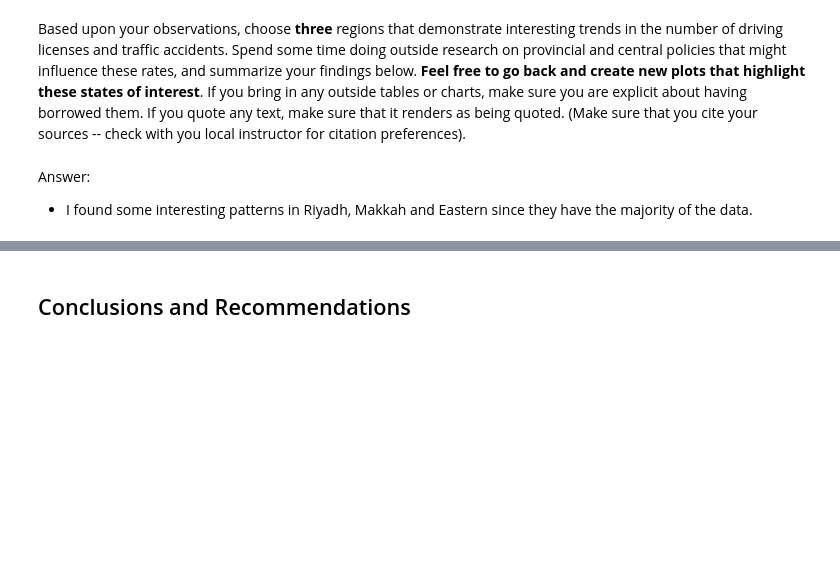
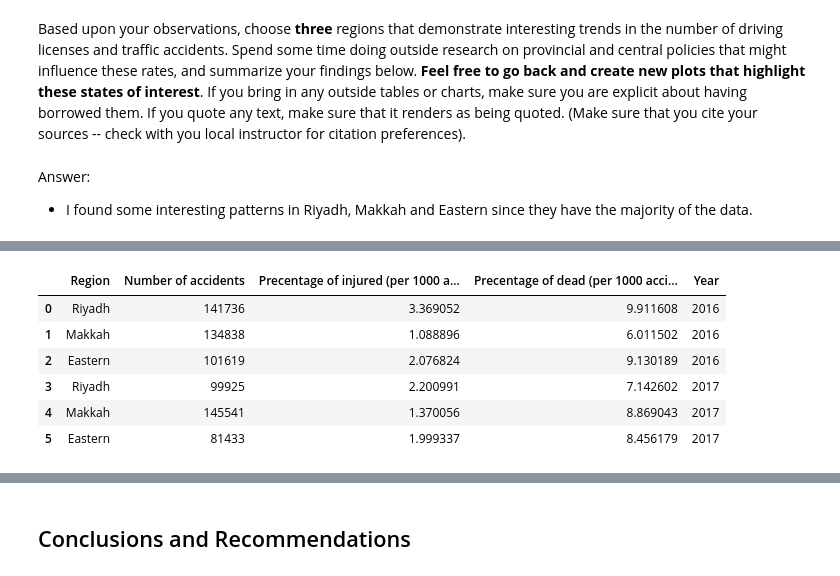
Before and after one commit to Abdulmalik0x/Accident-Licenses-SaudiArabia, a Jupyter notebook: code/starter-code.ipynb, the cells around one changed output, grey strips where cells are left out. Drawn from its saved outputs; the diff is of its cells as text; code cells hidden in the pictures; blank space fills up the shorter version.

```diff
--- a/code/starter-code.ipynb
+++ b/code/starter-code.ipynb
@@ -856,0 +1004,67 @@ pivot_df.loc[:,[2016, 2017]].plot.bar(stacked=True, color=colors, figsize=(10,7)
+# %%
+# By picking the highest 3 cities, let's take some insights
+
+
+
+data_2016 = { #'Year':['2016', '2017'],
+        'Region':['Riyadh', 'Makkah', 'Eastern'],
+        'Number of accidents':[
+                            (df_merged.loc[df_merged['region'] == 'Riyadh']['no_accidents']).iloc[0],
+                            (df_merged.loc[df_merged['region'] == 'Makkah']['no_accidents']).iloc[0],\
+                            (df_merged.loc[df_merged['region'] == 'Eastern']['no_accidents']).iloc[0]
+                              ],
+        'Precentage of injured (per 1000 accident)':[
+                    ((df_merged.loc[df_merged['region'] == 'Riyadh']['no_accidents'] / \
+                          (df_merged.loc[df_merged['region'] == 'Riyadh']['no_injured'] * 1000)) * 100).iloc[0],
+                    ((df_merged.loc[df_merged['region'] == 'Makkah']['no_accidents'] / \
+                          (df_merged.loc[df_merged['region'] == 'Makkah']['no_injured'] * 1000)) * 100).iloc[0],\
+                    ((df_merged.loc[df_merged['region'] == 'Eastern']['no_accidents'] / \
+                          (df_merged.loc[df_merged['region'] == 'Eastern']['no_injured'] * 1000)) * 100).iloc[0]],
+        'Precentage of dead (per 1000 accident)':[
+                        ((df_merged.loc[df_merged['region'] == 'Riyadh']['no_accidents'] / \
+                                  (df_merged.loc[df_merged['region'] == 'Riyadh']['no_dead'] * 1000)) * 100).iloc[0],
+                            ((df_merged.loc[df_merged['region'] == 'Makkah']['no_accidents'] / \
+                                  (df_merged.loc[df_merged['region'] == 'Makkah']['no_dead'] * 1000)) * 100).iloc[0],\
+                            ((df_merged.loc[df_merged['region'] == 'Eastern']['no_accidents'] / \
+                                  (df_merged.loc[df_merged['region'] == 'Eastern']['no_dead'] * 1000)) * 100).iloc[0]
+        ], 'Year':[
+                       '2016','2016','2016']}
+
+data_2017 = {
+        'Region':['Riyadh', 'Makkah', 'Eastern'],
+        'Number of accidents':[
+                            (df_merged.loc[df_merged['region'] == 'Riyadh']['no_accidents']).iloc[1],
+                            (df_merged.loc[df_merged['region'] == 'Makkah']['no_accidents']).iloc[1],\
+                            (df_merged.loc[df_merged['region'] == 'Eastern']['no_accidents']).iloc[1]
+                              ],
+        'Precentage of injured (per 1000 accident)':[
+                    ((df_merged.loc[df_merged['region'] == 'Riyadh']['no_accidents'] / \
+                          (df_merged.loc[df_merged['region'] == 'Riyadh']['no_injured'] * 1000)) * 100).iloc[1],
+                    ((df_merged.loc[df_merged['region'] == 'Makkah']['no_accidents'] / \
+                          (df_merged.loc[df_merged['region'] == 'Makkah']['no_injured'] * 1000)) * 100).iloc[1],\
+                    ((df_merged.loc[df_merged['region'] == 'Eastern']['no_accidents'] / \
+                          (df_merged.loc[df_merged['region'] == 'Eastern']['no_injured'] * 1000)) * 100).iloc[1]],
+        'Precentage of dead (per 1000 accident)':[
+                        ((df_merged.loc[df_merged['region'] == 'Riyadh']['no_accidents'] / \
+                                  (df_merged.loc[df_merged['region'] == 'Riyadh']['no_dead'] * 1000)) * 100).iloc[1],
+                            ((df_merged.loc[df_merged['region'] == 'Makkah']['no_accidents'] / \
+                                  (df_merged.loc[df_merged['region'] == 'Makkah']['no_dead'] * 1000)) * 100).iloc[1],\
+                            ((df_merged.loc[df_merged['region'] == 'Eastern']['no_accidents'] / \
+                                  (df_merged.loc[df_merged['region'] == 'Eastern']['no_dead'] * 1000)) * 100).iloc[1]
+        ] , 'Year':[
+                       '2017','2017','2017']
+        }
+
+
+df1 = pd.DataFrame(data_2016)
+df2 = pd.DataFrame(data_2017)
+df = pd.concat([df1, df2])
+df.reset_index(drop=True)
+# %% [output]
+|  | Region | Number of accidents | Precentage of injured (per 1000 a... | Precentage of dead (per 1000 acci... | Year |
+| 0 | Riyadh | 141736 | 3.369052 | 9.911608 | 2016 |
+| 1 | Makkah | 134838 | 1.088896 | 6.011502 | 2016 |
+| 2 | Eastern | 101619 | 2.076824 | 9.130189 | 2016 |
+| 3 | Riyadh | 99925 | 2.200991 | 7.142602 | 2017 |
+| 4 | Makkah | 145541 | 1.370056 | 8.869043 | 2017 |
+| 5 | Eastern | 81433 | 1.999337 | 8.456179 | 2017 |
```
Also changed, not shown: parts of 32 cells of this notebook.
